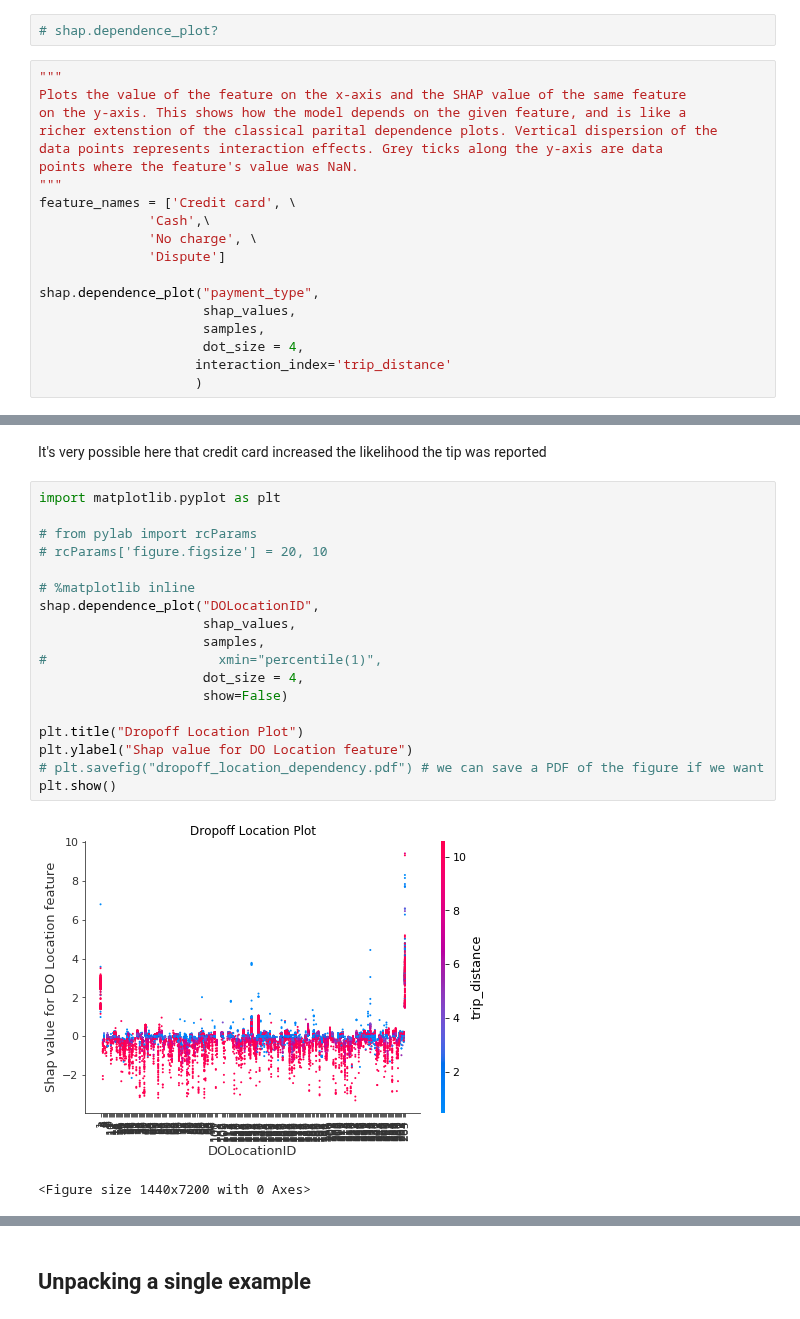
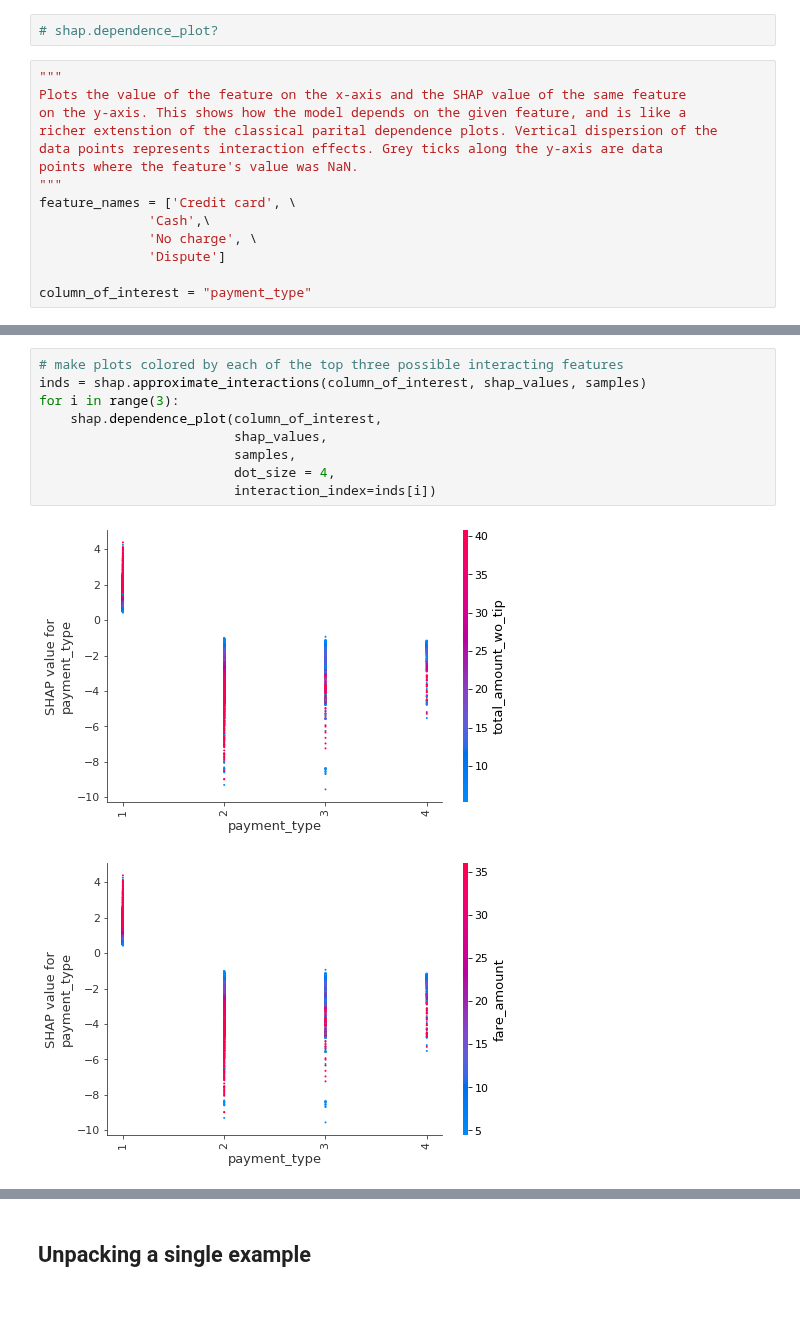
Before and after one commit to justinwhatley/interpretability_experiment, a Jupyter notebook: 3_lightgbm_interpretability.ipynb, the cells around one changed output, grey strips where cells are left out. Cells and saved outputs as stored; diff of their text form.

```diff
--- a/3_lightgbm_interpretability.ipynb
+++ b/3_lightgbm_interpretability.ipynb
@@ -419,9 +419,4 @@ feature_names = ['Credit card', \
               'No charge', \
               'Dispute']
 
-shap.dependence_plot("payment_type",
-                     shap_values,
-                     samples,
-                     dot_size = 4,
-                    interaction_index='trip_distance'
-                    )
+column_of_interest = "payment_type"
@@ -430,23 +423,12 @@ shap.dependence_plot("payment_type",
-# %% [markdown]
-It's very possible here that credit card increased the likelihood the tip was reported
-# %%
-import matplotlib.pyplot as plt
-
-# from pylab import rcParams
-# rcParams['figure.figsize'] = 20, 10
-
-# %matplotlib inline
-shap.dependence_plot("DOLocationID",
-                     shap_values,
-                     samples,
-#                      xmin="percentile(1)",
-                     dot_size = 4,
-                     show=False)
-
-plt.title("Dropoff Location Plot")
-plt.ylabel("Shap value for DO Location feature")
-# plt.savefig("dropoff_location_dependency.pdf") # we can save a PDF of the figure if we want
-plt.show()
-# %% [output]
-[figure, removed]
-<Figure size 1440x7200 with 0 Axes>
+# %%
+# make plots colored by each of the top three possible interacting features
+inds = shap.approximate_interactions(column_of_interest, shap_values, samples)
+for i in range(3):
+    shap.dependence_plot(column_of_interest,
+                         shap_values,
+                         samples,
+                         dot_size = 4,
+                         interaction_index=inds[i])
+# %% [output]
+[figure, added]
+[figure, added]
```
Also changed, not shown: parts of 39 cells of this notebook.
